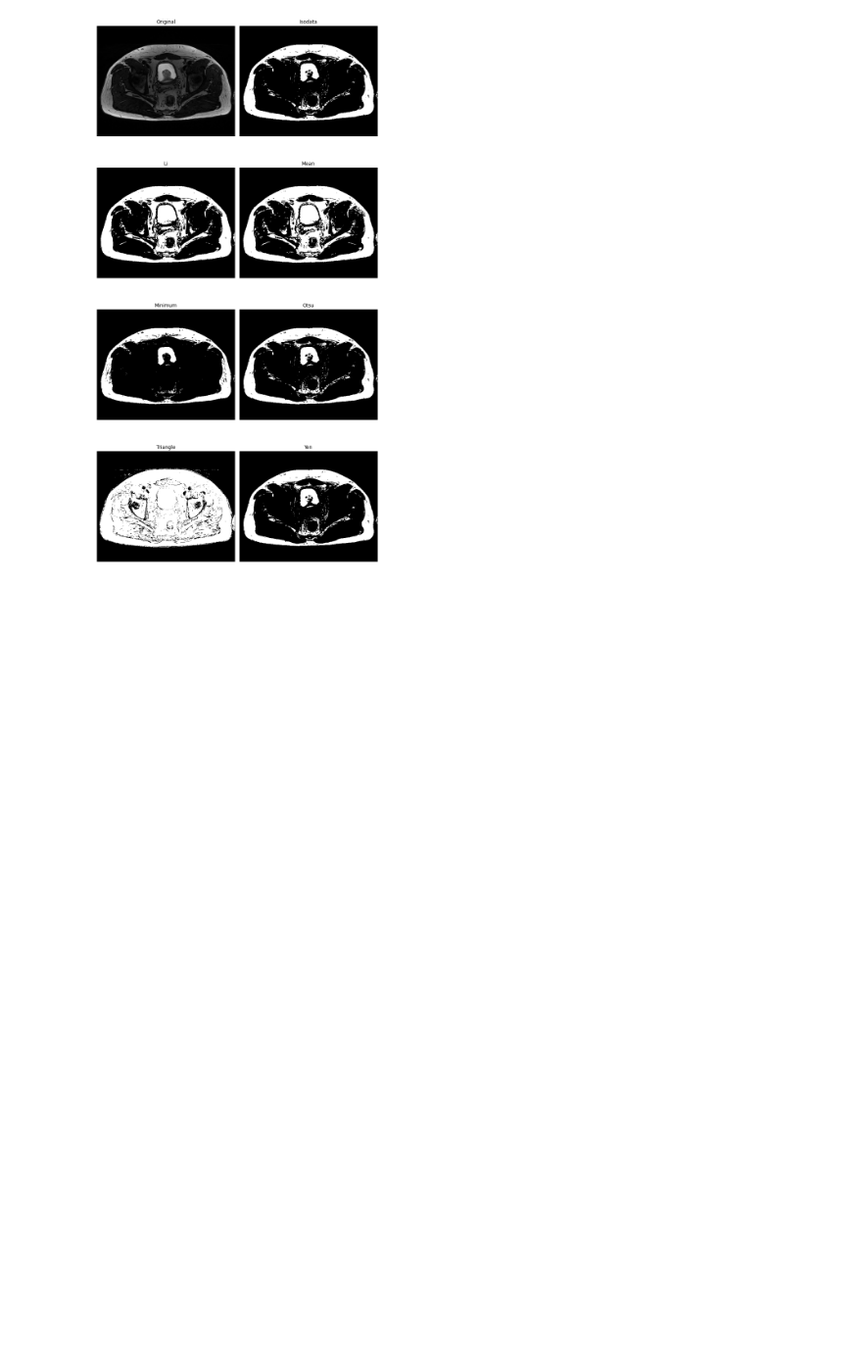
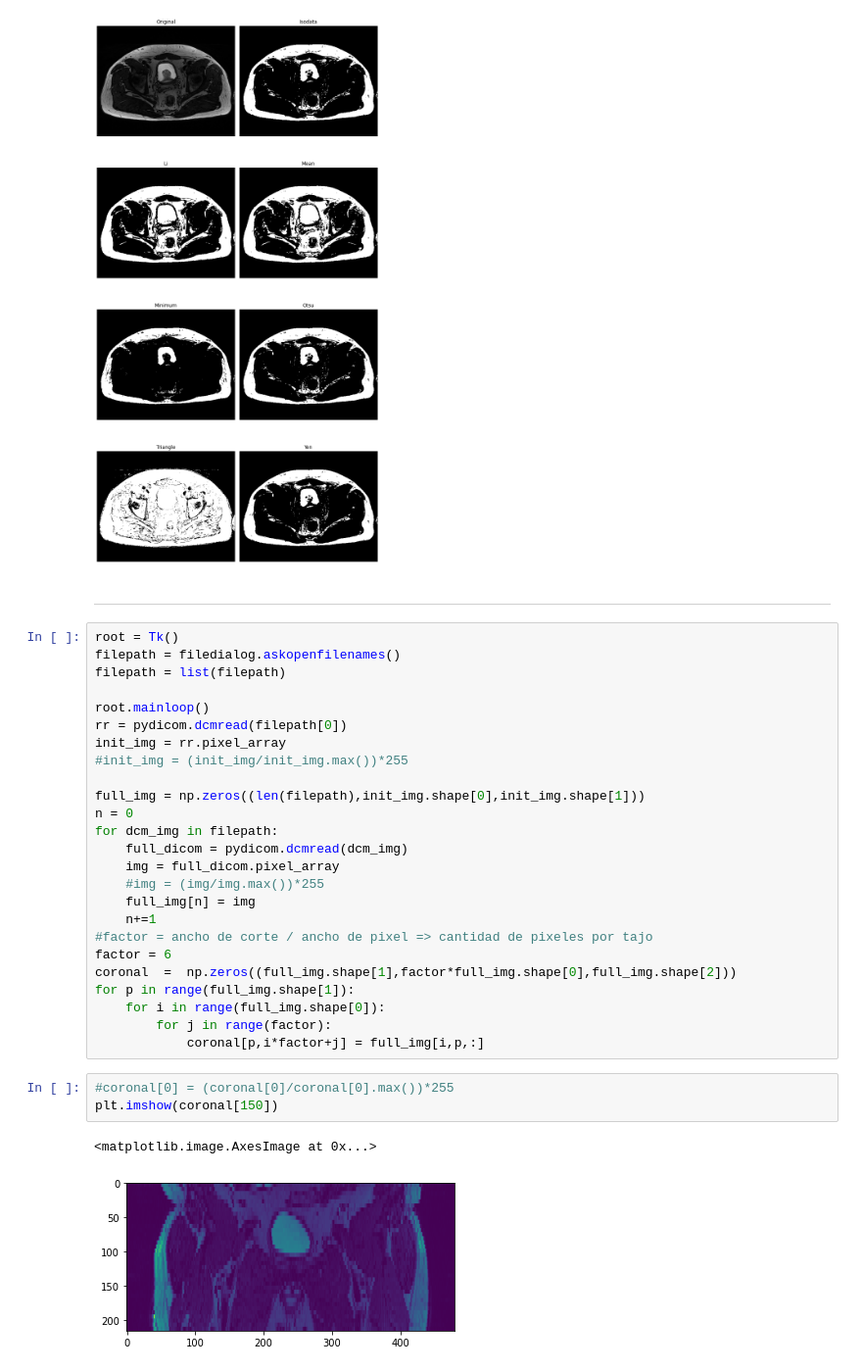
Before and after one commit to mpierangeli/PEFI-Prostate_Cancer_MRI, a Jupyter notebook: random/pruee.ipynb, the cells around one changed output. Shown at 98% size. Drawn from its saved outputs; the diff is of its cells as text; blank space fills up the shorter version.

Commit message:
pruebas con vista coronal

```diff
--- a/random/pruee.ipynb
+++ b/random/pruee.ipynb
@@ -88,3 +88,36 @@ from skimage.filters import try_all_threshold
 fig, ax = try_all_threshold(img, figsize=(10, 20), verbose=False)
 # %% [output]
 [figure]
+# %% [markdown]
+----------------------------------
+# %%
+root = Tk()
+filepath = filedialog.askopenfilenames()
+filepath = list(filepath)
+
+root.mainloop()
+rr = pydicom.dcmread(filepath[0])
+init_img = rr.pixel_array
+#init_img = (init_img/init_img.max())*255
+
+full_img = np.zeros((len(filepath),init_img.shape[0],init_img.shape[1]))
+n = 0
+for dcm_img in filepath:
+    full_dicom = pydicom.dcmread(dcm_img)
+    img = full_dicom.pixel_array
+    #img = (img/img.max())*255
+    full_img[n] = img
+    n+=1
+#factor = ancho de corte / ancho de pixel => cantidad de pixeles por tajo
+factor = 6
+coronal  =  np.zeros((full_img.shape[1],factor*full_img.shape[0],full_img.shape[2]))
+for p in range(full_img.shape[1]):
+    for i in range(full_img.shape[0]):
+        for j in range(factor):
+            coronal[p,i*factor+j] = full_img[i,p,:]
+# %%
+#coronal[0] = (coronal[0]/coronal[0].max())*255
+plt.imshow(coronal[150])
+# %% [output]
+<matplotlib.image.AxesImage at 0x...>
+[figure, added]
```
Also changed, not shown: parts of 1 cell of this notebook.
